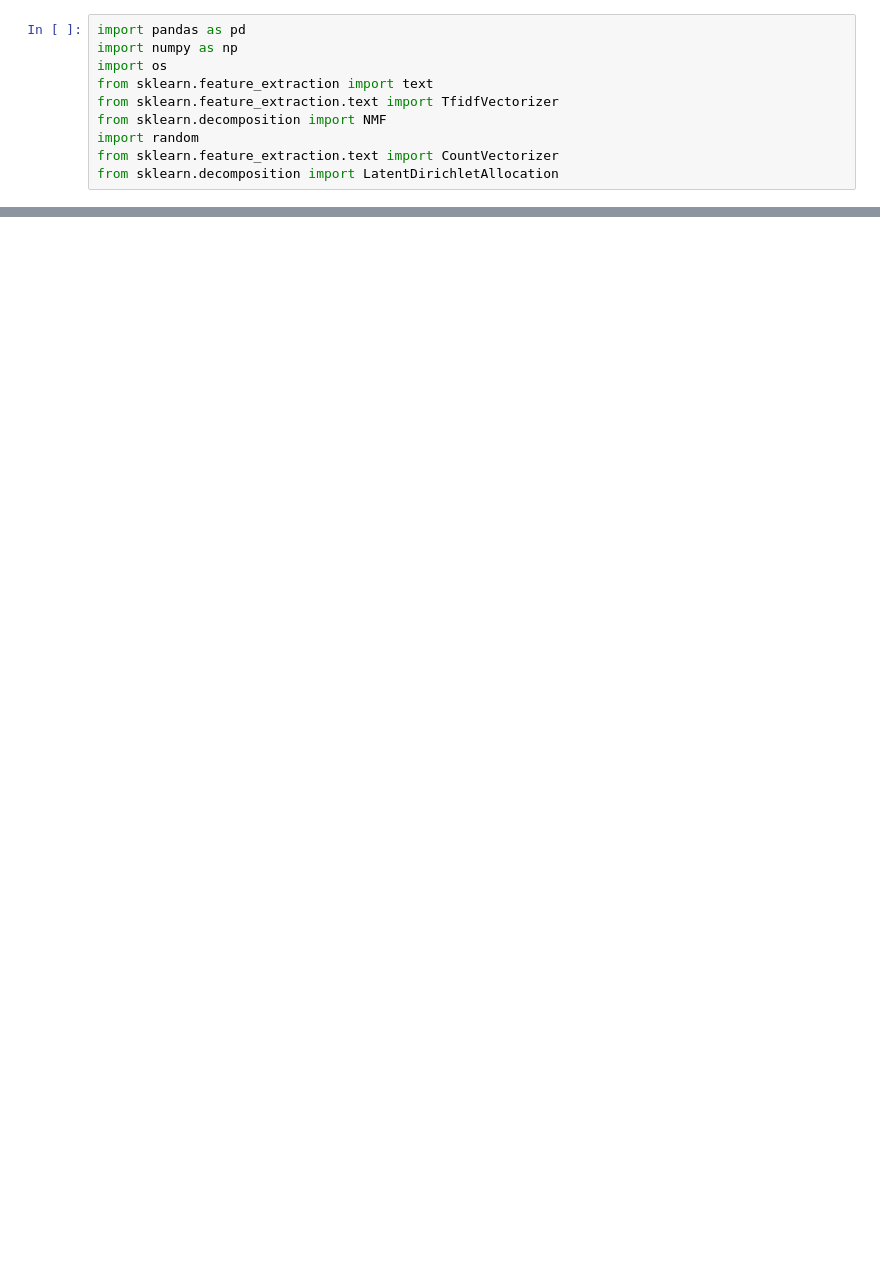
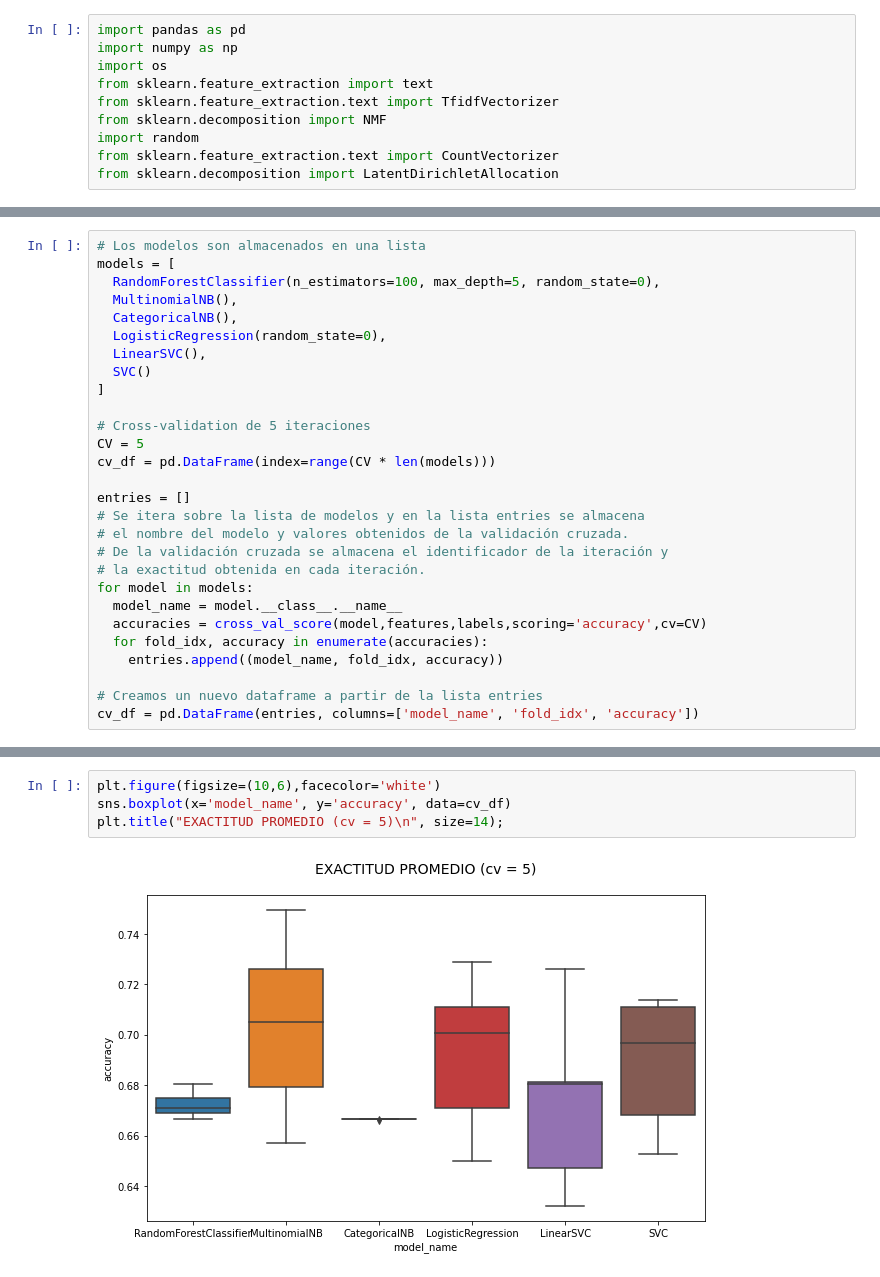
Before and after one commit to SandraRacilla/ProyectoFinal_AyPTexto, a Jupyter notebook: Minería_de_Tópicos.ipynb, the cells around one changed output, grey strips where cells are left out. Saved outputs shown, nothing was run; the diff lists cells and outputs as text; blank space fills up the shorter version.

```diff
--- a/Minería_de_Tópicos.ipynb
+++ b/Minería_de_Tópicos.ipynb
@@ -177,0 +438,28 @@ LDA Top 10 words for topic #2:
+# %%
+# Los modelos son almacenados en una lista
+models = [
+  RandomForestClassifier(n_estimators=100, max_depth=5, random_state=0),
+  MultinomialNB(),
+  CategoricalNB(),
+  LogisticRegression(random_state=0),
+  LinearSVC(),
+  SVC()
+]
+
+# Cross-validation de 5 iteraciones
+CV = 5
+cv_df = pd.DataFrame(index=range(CV * len(models)))
+
+entries = []
+# Se itera sobre la lista de modelos y en la lista entries se almacena
+# el nombre del modelo y valores obtenidos de la validación cruzada.
+# De la validación cruzada se almacena el identificador de la iteración y
+# la exactitud obtenida en cada iteración.
+for model in models:
+  model_name = model.__class__.__name__
+  accuracies = cross_val_score(model,features,labels,scoring='accuracy',cv=CV)
+  for fold_idx, accuracy in enumerate(accuracies):
+    entries.append((model_name, fold_idx, accuracy))
+
+# Creamos un nuevo dataframe a partir de la lista entries
+cv_df = pd.DataFrame(entries, columns=['model_name', 'fold_idx', 'accuracy'])
@@ -177,0 +509,6 @@ LDA Top 10 words for topic #2:
+# %%
+plt.figure(figsize=(10,6),facecolor='white')
+sns.boxplot(x='model_name', y='accuracy', data=cv_df)
+plt.title("EXACTITUD PROMEDIO (cv = 5)\n", size=14);
+# %% [output]
+[figure, added]
```
Also changed, not shown: parts of 97 cells of this notebook, 4 other files.
